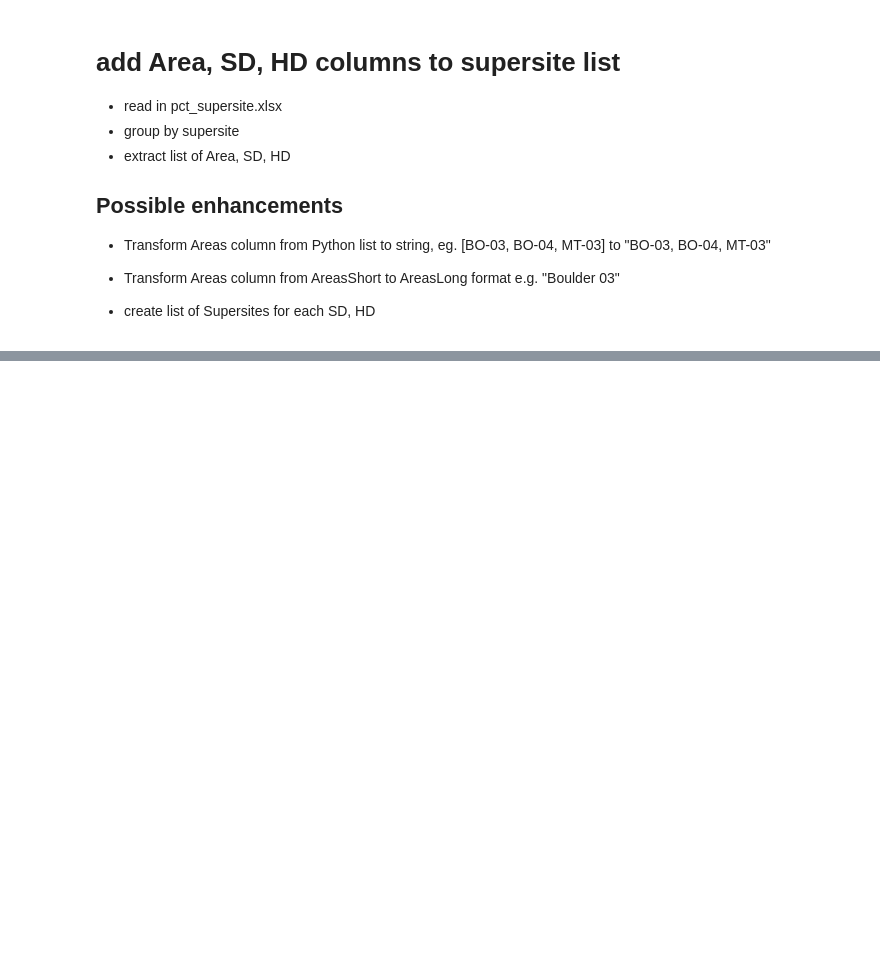
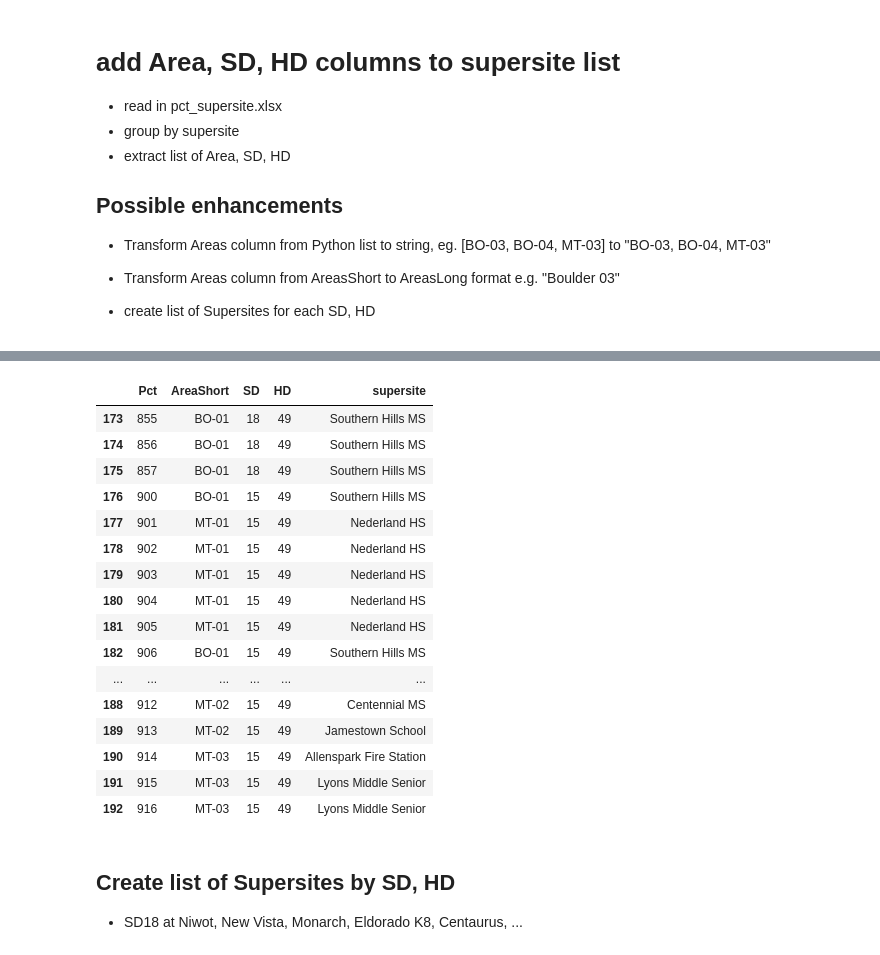
Before and after one commit to bnorikane/supersiteDB, a Jupyter notebook: supersite_area_sdhd.ipynb, the cells around one changed output, grey strips where cells are left out. Drawn from its saved outputs; the diff is of its cells as text; code cells hidden in the pictures; blank space fills up the shorter version.

```diff
--- a/supersite_area_sdhd.ipynb
+++ b/supersite_area_sdhd.ipynb
@@ -22,3 +82,23 @@ pctss
+# %%
+pctss.tail(20)
+# %% [output]
+|  | Pct | AreaShort | SD | HD | supersite |
+| 173 | 855 | BO-01 | 18 | 49 | Southern Hills MS |
+| 174 | 856 | BO-01 | 18 | 49 | Southern Hills MS |
+| 175 | 857 | BO-01 | 18 | 49 | Southern Hills MS |
+| 176 | 900 | BO-01 | 15 | 49 | Southern Hills MS |
+| 177 | 901 | MT-01 | 15 | 49 | Nederland HS |
+| 178 | 902 | MT-01 | 15 | 49 | Nederland HS |
+| 179 | 903 | MT-01 | 15 | 49 | Nederland HS |
+| 180 | 904 | MT-01 | 15 | 49 | Nederland HS |
+| 181 | 905 | MT-01 | 15 | 49 | Nederland HS |
+| 182 | 906 | BO-01 | 15 | 49 | Southern Hills MS |
+| ... | ... | ... | ... | ... | ... |
+| 188 | 912 | MT-02 | 15 | 49 | Centennial MS |
+| 189 | 913 | MT-02 | 15 | 49 | Jamestown School |
+| 190 | 914 | MT-03 | 15 | 49 | Allenspark Fire Station |
+| 191 | 915 | MT-03 | 15 | 49 | Lyons Middle Senior |
+| 192 | 916 | MT-03 | 15 | 49 | Lyons Middle Senior |
 # %%
 ## try create arealist using Pandas functions for Altona MS
 
@@ -41,3 +121,6 @@ ss_areas.to_excel('data/supersite_areas.xlsx', index=True)
 
 ss_areas.info()
 ss_areas
+# %% [markdown]
+## Create list of Supersites by SD, HD
+- SD18 at Niwot, New Vista, Monarch, Eldorado K8, Centaurus, ...
```
Also changed, not shown: parts of 6 cells of this notebook, 9 other files.
